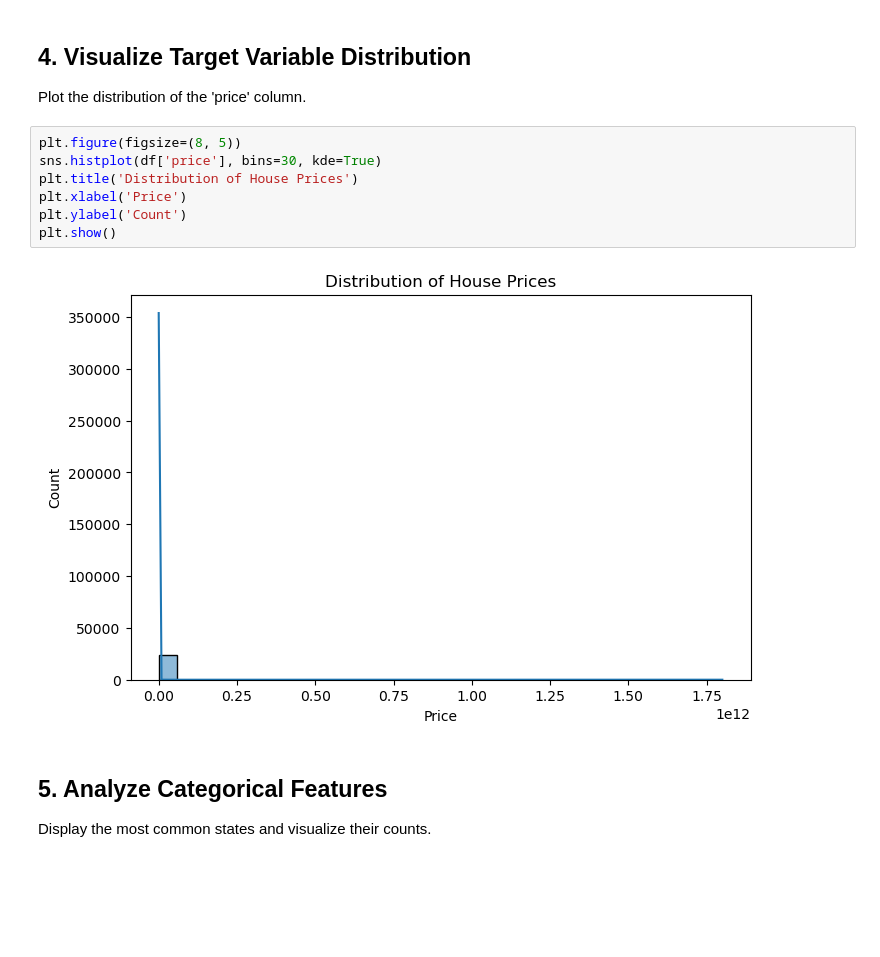
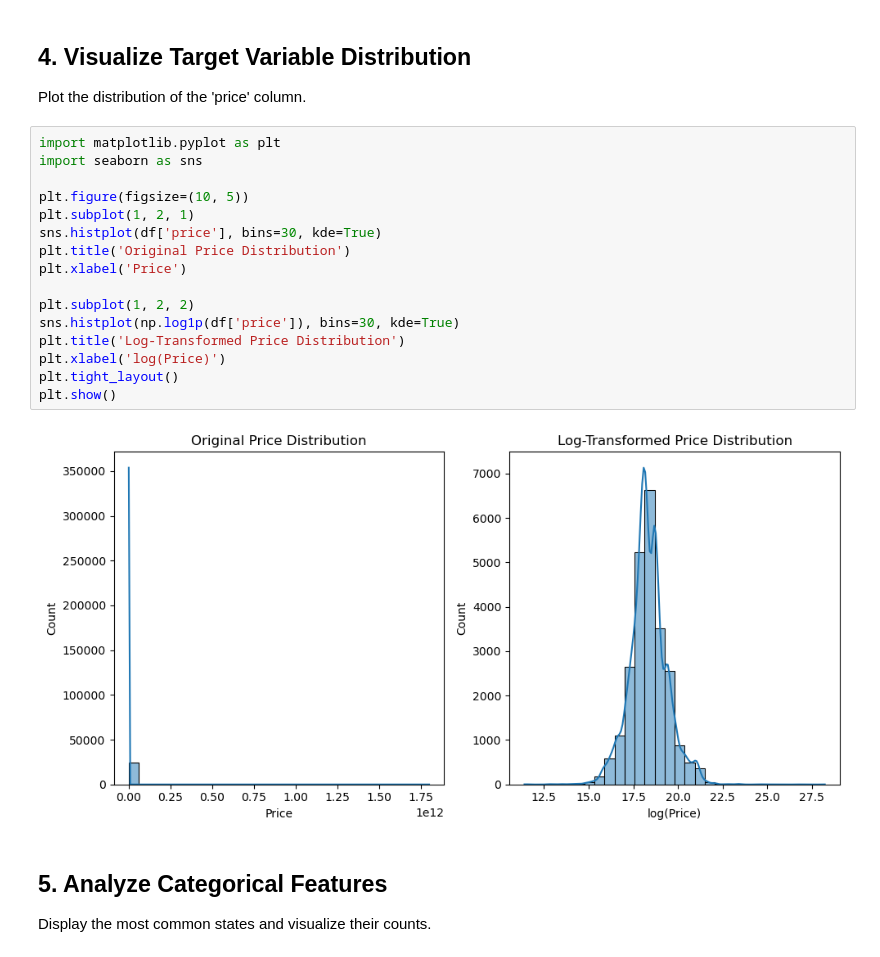
Before and after one commit to 0sinach1/house-price-model, a Jupyter notebook: notebook/EDA.ipynb, the cells around one changed output. Saved outputs shown, nothing was run; the diff lists cells and outputs as text; blank space fills up the shorter version.

```diff
--- a/notebook/EDA.ipynb
+++ b/notebook/EDA.ipynb
@@ -74,15 +74,24 @@ dtype: int64
 ## 4. Visualize Target Variable Distribution
 
 Plot the distribution of the 'price' column.
-# %%
-plt.figure(figsize=(8, 5))
-sns.histplot(df['price'], bins=30, kde=True)
-plt.title('Distribution of House Prices')
-plt.xlabel('Price')
-plt.ylabel('Count')
-plt.show()
-# %% [output]
-[figure, removed]
+# %%
+import matplotlib.pyplot as plt
+import seaborn as sns
+
+plt.figure(figsize=(10, 5))
+plt.subplot(1, 2, 1)
+sns.histplot(df['price'], bins=30, kde=True)
+plt.title('Original Price Distribution')
+plt.xlabel('Price')
+
+plt.subplot(1, 2, 2)
+sns.histplot(np.log1p(df['price']), bins=30, kde=True)
+plt.title('Log-Transformed Price Distribution')
+plt.xlabel('log(Price)')
+plt.tight_layout()
+plt.show()
+# %% [output]
+[figure, added]
 # %% [markdown]
 ## 5. Analyze Categorical Features
 
```
Also changed, not shown: parts of 15 cells of this notebook.
